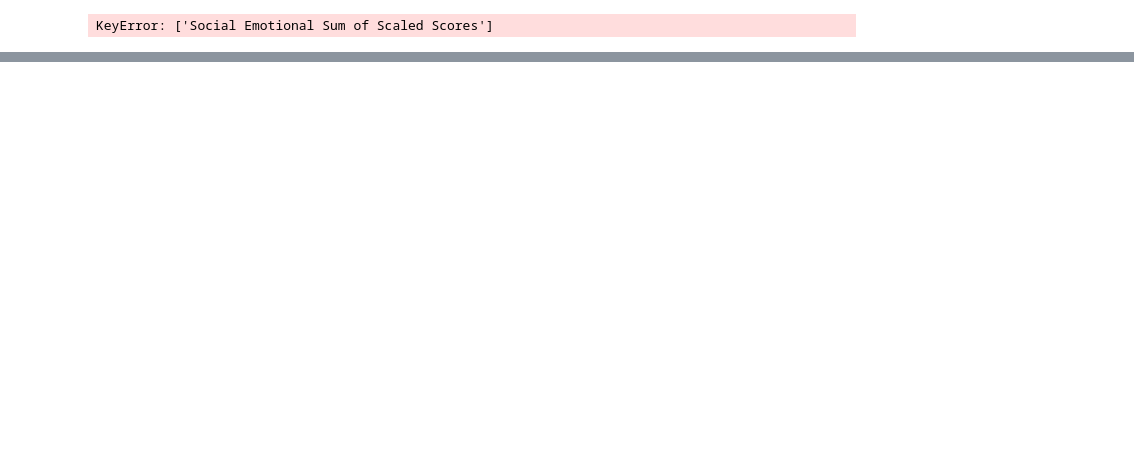
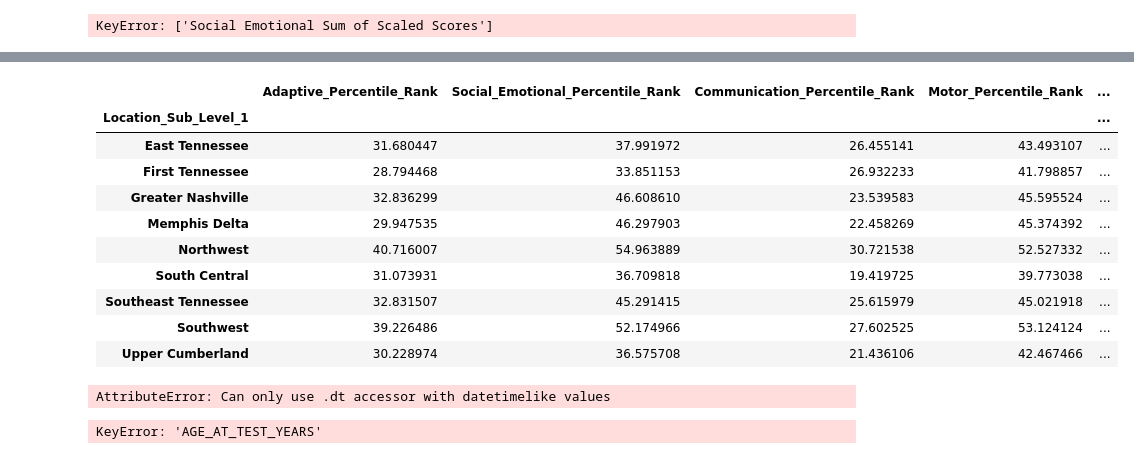
Before and after one commit to NSS-Data-Analytics-Cohort-10/teis-concat-dog, a Jupyter notebook: notebook/clean_partner.ipynb, the cells around one changed output, grey strips where cells are left out. Saved outputs shown, nothing was run; the diff lists cells and outputs as text; code cells hidden in the pictures; blank space fills up the shorter version.

```diff
--- a/notebook/clean_partner.ipynb
+++ b/notebook/clean_partner.ipynb
@@ -83,0 +82,8 @@ West                           49.988065             51.350379
+# %%
+dataset_clean['Adaptive_PR'] = dataset_clean['Adaptive_Percentile_Rank']
+dataset_clean['Social_Emotional_PR'] = dataset_clean['Social_Emotional_Percentile_Rank']
+dataset_clean['Communication_PR'] = dataset_clean['Communication_Percentile_Rank']
+dataset_clean['Motor_PR'] = dataset_clean['Motor_Percentile_Rank']
+dataset_clean['Cognitive_PR'] = dataset_clean['Cognitive_Percentile_Rank']
+# %%
+percentile_columns = ['Adaptive_Percentile_Rank', 'Social_Emotional_Percentile_Rank', 'Communication_Percentile_Rank','Motor_Percentile_Rank', 'Cognitive_Percentile_Rank']
@@ -83,0 +98,4 @@ West                           49.988065             51.350379
+# %%
+dataset_clean[percentile_columns] = dataset_clean[percentile_columns].replace('<0.1', '0.1')
+# %%
+dataset_clean_eligibility = dataset_clean[dataset_clean["Program_Label"] == 'BDI-3 Eligibility Evaluation']
@@ -83,0 +110,33 @@ West                           49.988065             51.350379
+# %%
+#Group by Tables - Percentile Rank
+dataset_clean_eligibility.groupby('Location_Group')[percentile_columns].mean()
+#Groupby Sub Location for Percentile Rank
+dataset_clean_eligibility.groupby('Location_Sub_Level_1')[percentile_columns].mean()
+# %% [output]
+|  | Adaptive_Percentile_Rank | Social_Emotional_Percentile_Rank | Communication_Percentile_Rank | Motor_Percentile_Rank | ... |
+| Location_Sub_Level_1 |  |  |  |  | ... |
+| East Tennessee | 31.680447 | 37.991972 | 26.455141 | 43.493107 | ... |
+| First Tennessee | 28.794468 | 33.851153 | 26.932233 | 41.798857 | ... |
+| Greater Nashville | 32.836299 | 46.608610 | 23.539583 | 45.595524 | ... |
+| Memphis Delta | 29.947535 | 46.297903 | 22.458269 | 45.374392 | ... |
+| Northwest | 40.716007 | 54.963889 | 30.721538 | 52.527332 | ... |
+| South Central | 31.073931 | 36.709818 | 19.419725 | 39.773038 | ... |
+| Southeast Tennessee | 32.831507 | 45.291415 | 25.615979 | 45.021918 | ... |
+| Southwest | 39.226486 | 52.174966 | 27.602525 | 53.124124 | ... |
+| Upper Cumberland | 30.228974 | 36.575708 | 21.436106 | 42.467466 | ... |
+# %%
+# age stuff
+dataset_clean['TEST_DATE'] = dataset_clean['Adaptive_Self_Care_Date_of_Testing']
+dataset_clean['AGE_AT_TEST_YEARS'] = (dataset_clean['TEST_DATE'].dt.year - dataset['Date_of_Birth'].dt.year)
+# %% [output]
+AttributeError: Can only use .dt accessor with datetimelike values
+# %%
+# Groupby Tables - DQ
+# Create DQ Columns List
+dq_columns = ['Adaptive_Developmental_Quotient','Social_Emotional_Developmental_Quotient','Communication_Developmental_Quotient','Motor_Developmental_Quotient','Cognitive_Developmental_Quotient']
+#Groupby Region and Age for DQ
+dataset_clean_eligibility.groupby(['AGE_AT_TEST_YEARS','Region'])[dq_columns].mean().to_clipboard()
+#Groupby Sub Location and Age for DQ
+dataset_clean_eligibility.groupby(['AGE_AT_TEST_YEARS','Location_Sub_Level_1'])[dq_columns].mean().to_clipboard()
+# %% [output]
+KeyError: 'AGE_AT_TEST_YEARS'
```
Also changed, not shown: parts of 5 cells of this notebook.
